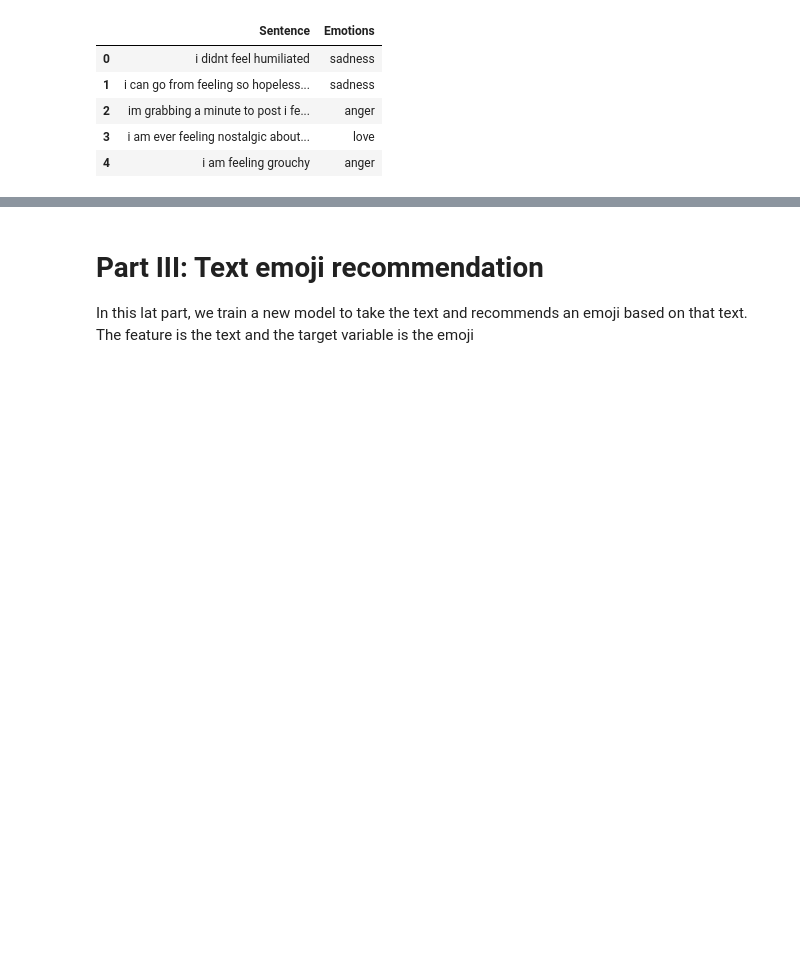
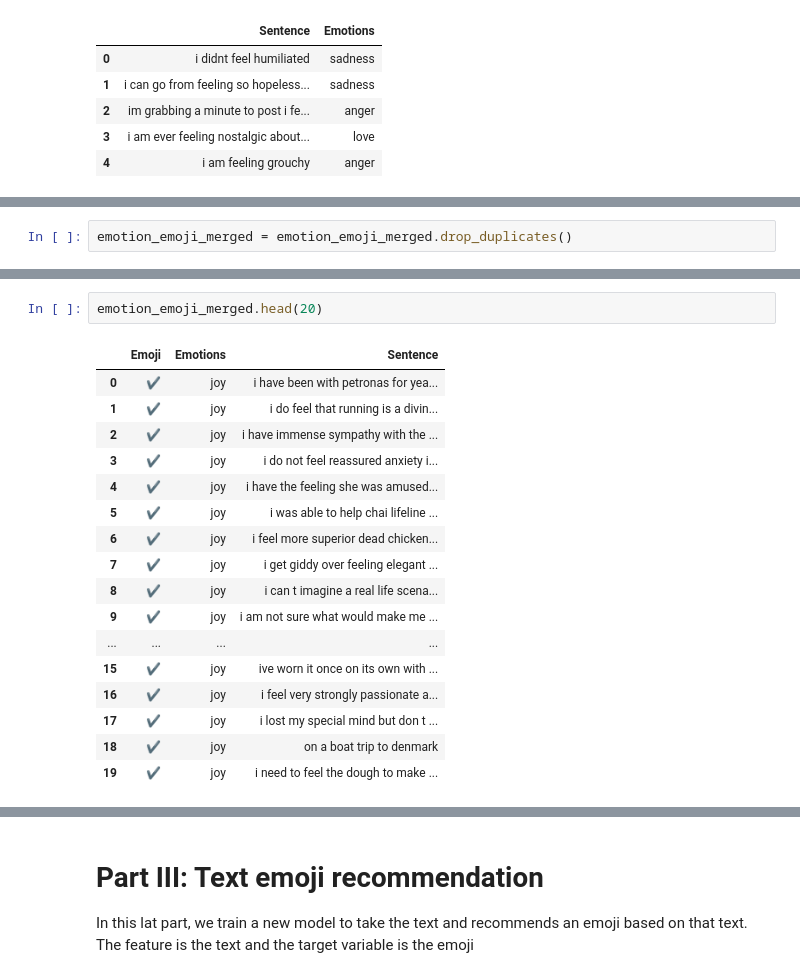
Before and after one commit to Jainlo/context-based-emoji-suggestion, a Jupyter notebook: src/model-build-2.ipynb, the cells around one changed output, grey strips where cells are left out. Saved outputs shown, nothing was run; the diff lists cells and outputs as text; blank space fills up the shorter version.

```diff
--- a/src/model-build-2.ipynb
+++ b/src/model-build-2.ipynb
@@ -242,3 +290,5 @@ emotion_emoji_merged.head(20)
+# %%
+emotion_emoji_merged = emotion_emoji_merged.drop_duplicates()
 # %%
 emotion_emoji_merged.shape
 # %% [output]
@@ -245,0 +296,20 @@ emotion_emoji_merged.shape
+# %%
+emotion_emoji_merged.head(20)
+# %% [output]
+|  | Emoji | Emotions | Sentence |
+| 0 | ✔ | joy | i have been with petronas for yea... |
+| 1 | ✔ | joy | i do feel that running is a divin... |
+| 2 | ✔ | joy | i have immense sympathy with the ... |
+| 3 | ✔ | joy | i do not feel reassured anxiety i... |
+| 4 | ✔ | joy | i have the feeling she was amused... |
+| 5 | ✔ | joy | i was able to help chai lifeline ... |
+| 6 | ✔ | joy | i feel more superior dead chicken... |
+| 7 | ✔ | joy | i get giddy over feeling elegant ... |
+| 8 | ✔ | joy | i can t imagine a real life scena... |
+| 9 | ✔ | joy | i am not sure what would make me ... |
+| ... | ... | ... | ... |
+| 15 | ✔ | joy | ive worn it once on its own with ... |
+| 16 | ✔ | joy | i feel very strongly passionate a... |
+| 17 | ✔ | joy | i lost my special mind but don t ... |
+| 18 | ✔ | joy | on a boat trip to denmark |
+| 19 | ✔ | joy | i need to feel the dough to make ... |
```
Also changed, not shown: parts of 54 cells of this notebook, 4 other files.
